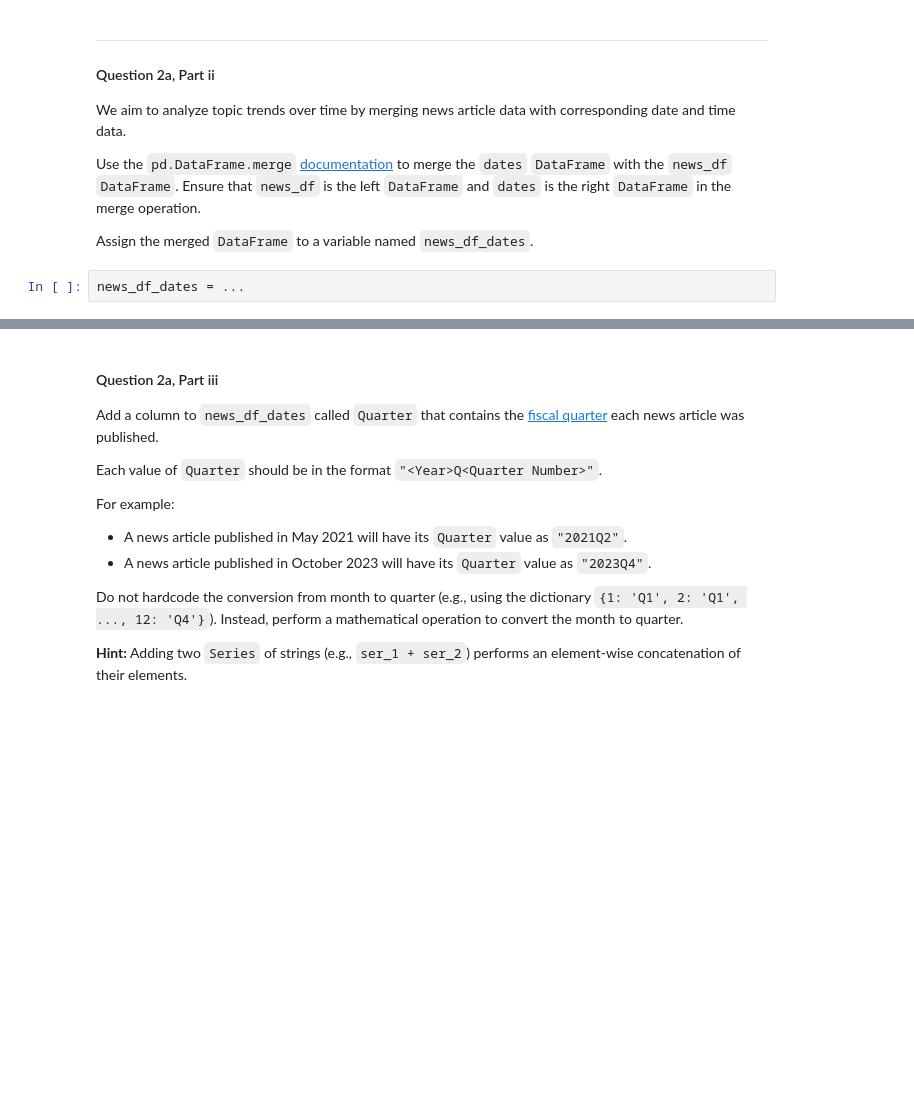
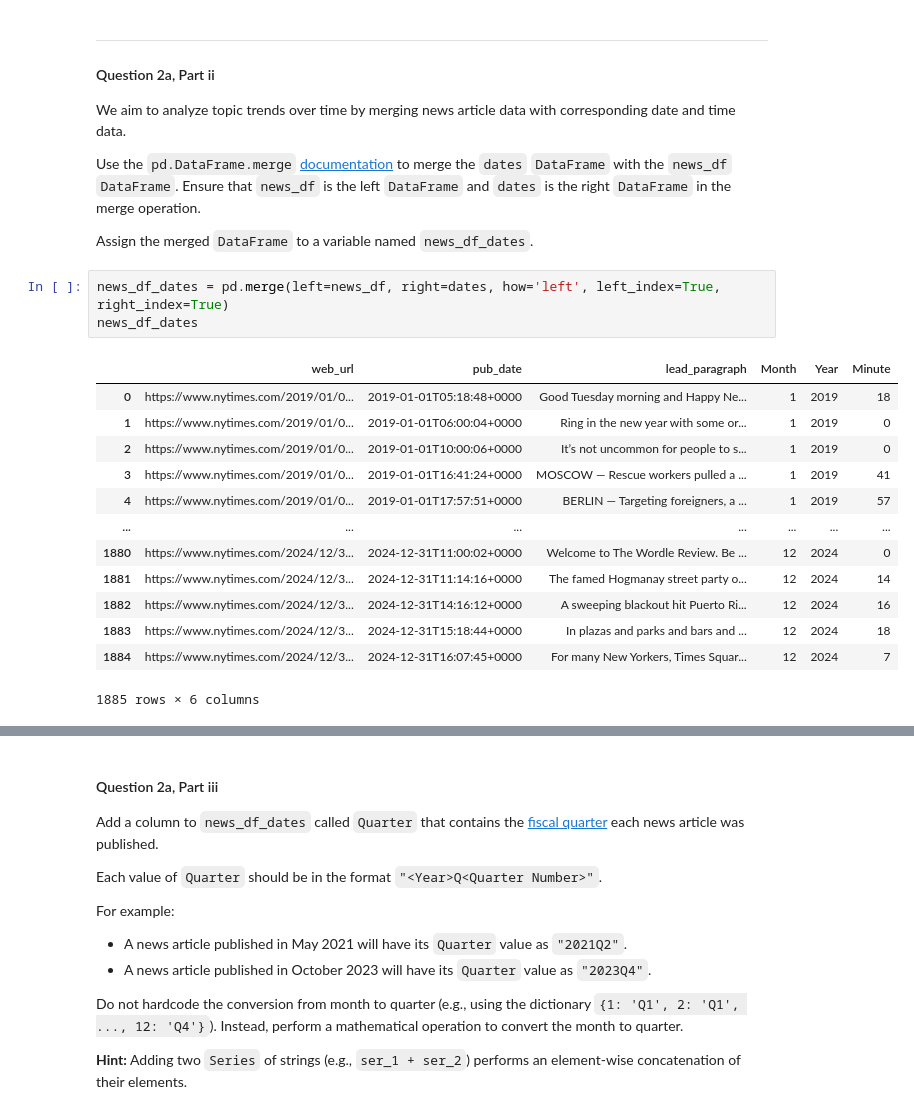
Before and after one commit to ac0033/sp25-student, a Jupyter notebook: hw/hw03/hw03.ipynb, the cells around one changed output, grey strips where cells are left out. Cells and saved outputs as stored; diff of their text form; blank space fills up the shorter version.

```diff
--- a/hw/hw03/hw03.ipynb
+++ b/hw/hw03/hw03.ipynb
@@ -235,7 +258,22 @@ We aim to analyze topic trends over time by merging news article data with corre
 Use the `pd.DataFrame.merge` [documentation](https://pandas.pydata.org/docs/reference/api/pandas.DataFrame.merge.html) to merge the `dates` `DataFrame` with the `news_df` `DataFrame`. Ensure that `news_df` is the left `DataFrame` and `dates` is the right `DataFrame` in the merge operation.
 
 Assign the merged `DataFrame` to a variable named `news_df_dates`.
-# %%
-news_df_dates = ...
+# %%
+news_df_dates = pd.merge(left=news_df, right=dates, how='left', left_index=True, right_index=True)
+news_df_dates
+# %% [output]
+|  | web_url | pub_date | lead_paragraph | Month | Year | Minute |
+| 0 | https://www.nytimes.com/2019/01/0... | 2019-01-01T05:18:48+0000 | Good Tuesday morning and Happy Ne... | 1 | 2019 | 18 |
+| 1 | https://www.nytimes.com/2019/01/0... | 2019-01-01T06:00:04+0000 | Ring in the new year with some or... | 1 | 2019 | 0 |
+| 2 | https://www.nytimes.com/2019/01/0... | 2019-01-01T10:00:06+0000 | It’s not uncommon for people to s... | 1 | 2019 | 0 |
+| 3 | https://www.nytimes.com/2019/01/0... | 2019-01-01T16:41:24+0000 | MOSCOW — Rescue workers pulled a ... | 1 | 2019 | 41 |
+| 4 | https://www.nytimes.com/2019/01/0... | 2019-01-01T17:57:51+0000 | BERLIN — Targeting foreigners, a ... | 1 | 2019 | 57 |
+| ... | ... | ... | ... | ... | ... | ... |
+| 1880 | https://www.nytimes.com/2024/12/3... | 2024-12-31T11:00:02+0000 | Welcome to The Wordle Review. Be ... | 12 | 2024 | 0 |
+| 1881 | https://www.nytimes.com/2024/12/3... | 2024-12-31T11:14:16+0000 | The famed Hogmanay street party o... | 12 | 2024 | 14 |
+| 1882 | https://www.nytimes.com/2024/12/3... | 2024-12-31T14:16:12+0000 | A sweeping blackout hit Puerto Ri... | 12 | 2024 | 16 |
+| 1883 | https://www.nytimes.com/2024/12/3... | 2024-12-31T15:18:44+0000 | In plazas and parks and bars and ... | 12 | 2024 | 18 |
+| 1884 | https://www.nytimes.com/2024/12/3... | 2024-12-31T16:07:45+0000 | For many New Yorkers, Times Squar... | 12 | 2024 | 7 |
+1885 rows × 6 columns
 # %%
 grader.check("q2aii")
```
Also changed, not shown: parts of 23 cells of this notebook, 3 other files.
